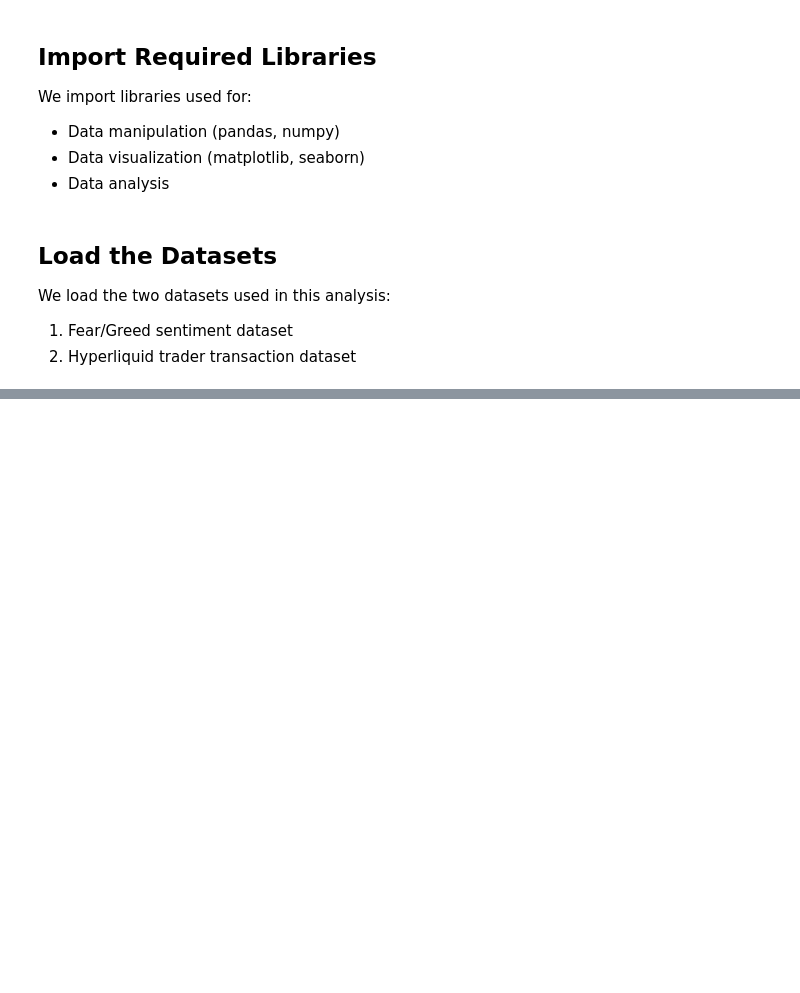
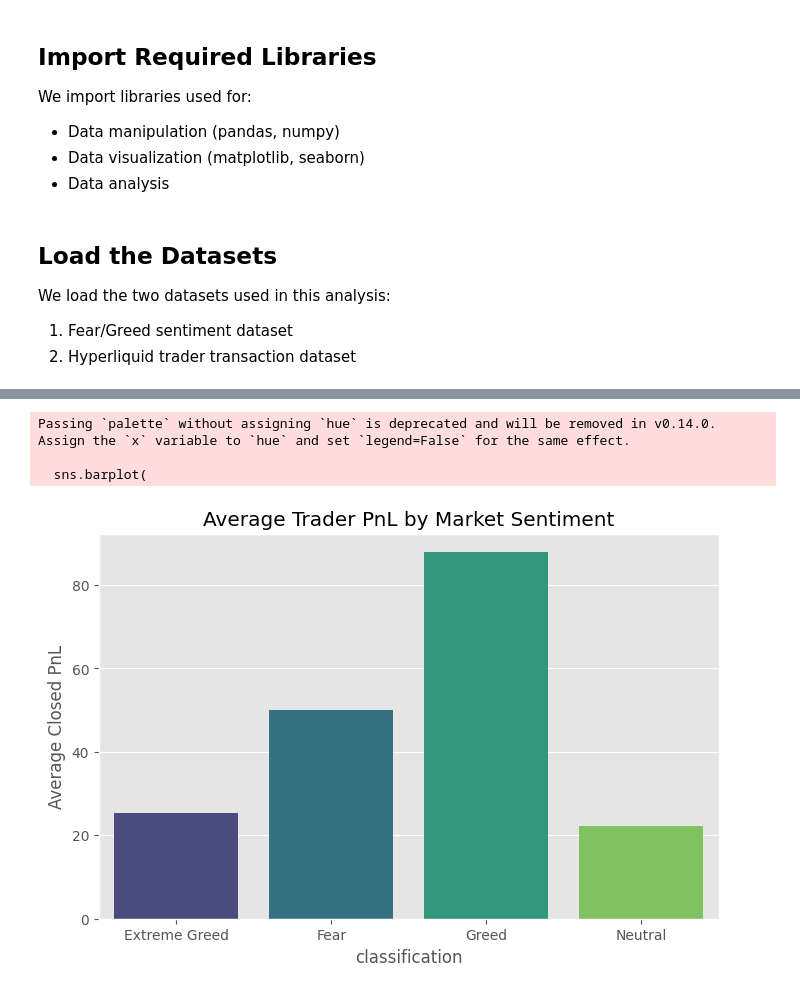
Before and after one commit to Trickybutshruti/Market-Sentiment-Analysis, a Jupyter notebook: analysis.ipynb, the cells around one changed output, grey strips where cells are left out. Saved outputs shown, nothing was run; the diff lists cells and outputs as text; code cells hidden in the pictures; blank space fills up the shorter version.

```diff
--- a/analysis.ipynb
+++ b/analysis.ipynb
@@ -41,0 +82,3 @@ Sentiment Dataset Shape: (2644, 4)
+# %%
+sentiment = sentiment.drop_duplicates()
+trades = trades.drop_duplicates()
@@ -41,0 +91,7 @@ Sentiment Dataset Shape: (2644, 4)
+# %%
+trades['Timestamp'] = pd.to_datetime(trades['Timestamp'], unit='ms')
+trades['date'] = trades['Timestamp'].dt.date
+
+sentiment['date'] = pd.to_datetime(sentiment['date']).dt.date
+
+data = trades.merge(sentiment, on='date', how='left')
@@ -41,0 +122,5 @@ Sentiment Dataset Shape: (2644, 4)
+# %%
+data['win'] = data['Closed PnL'] > 0
+win_rate = data.groupby('Account')['win'].mean().reset_index()
+
+win_rate.head()
@@ -41,0 +196,4 @@ Sentiment Dataset Shape: (2644, 4)
+# %%
+pnl_by_sentiment = data.groupby('classification')['Closed PnL'].mean().reset_index()
+
+pnl_by_sentiment
@@ -41,0 +206,19 @@ Sentiment Dataset Shape: (2644, 4)
+# %%
+plt.figure(figsize=(8,5))
+
+sns.barplot(
+    x='classification',
+    y='Closed PnL',
+    data=pnl_by_sentiment,
+    palette='viridis'
+)
+
+plt.title("Average Trader PnL by Market Sentiment")
+plt.ylabel("Average Closed PnL")
+
+plt.show()
+# %% [output]
+Passing `palette` without assigning `hue` is deprecated and will be removed in v0.14.0. Assign the `x` variable to `hue` and set `legend=False` for the same effect.
+
+  sns.barplot(
+[figure, added]
```
Also changed, not shown: parts of 20 cells of this notebook.
